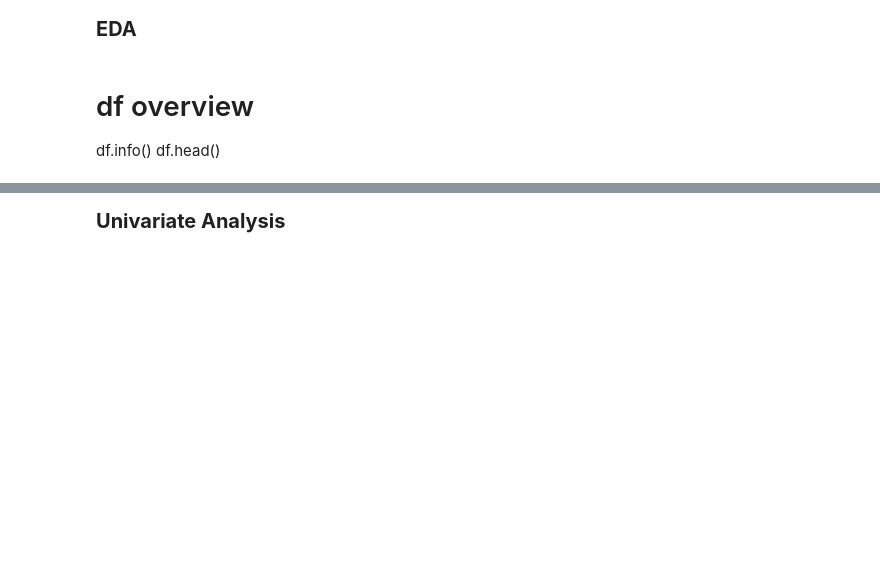
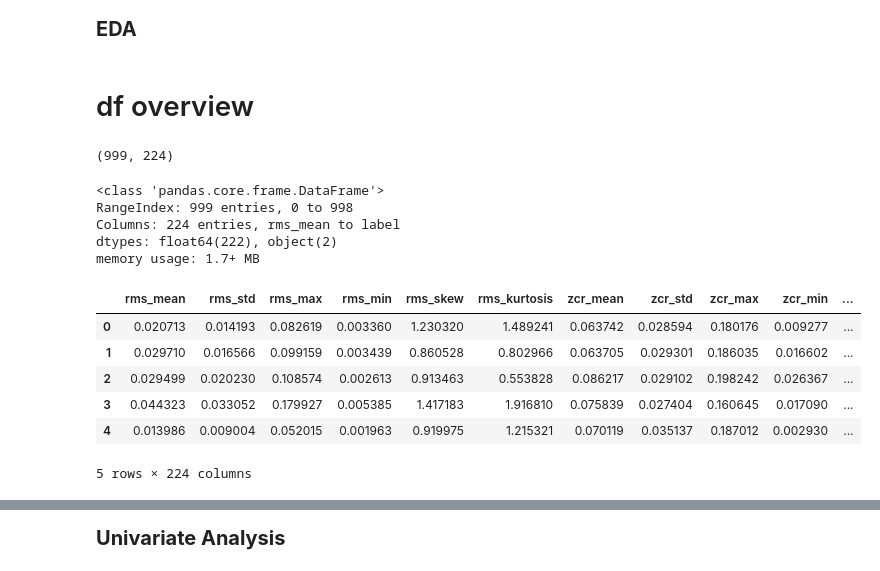
Before and after one commit to kelvin17-glitch/ML-Audio, a Jupyter notebook: eda.ipynb, the cells around one changed output, grey strips where cells are left out. Cells and saved outputs as stored; diff of their text form; code cells hidden in the pictures; blank space fills up the shorter version.

```diff
--- a/eda.ipynb
+++ b/eda.ipynb
@@ -26,8 +27,27 @@ df = pd.read_csv("audio_features.csv")
 <div style="font-size: 20px; font-weight: bold">EDA</div>
 # %% [markdown]
 # df overview
-df.info()
-df.head()
+# %%
+df.shape
+# %% [output]
+(999, 224)
+# %%
+# Df overview
+df.info()
+df.head()
+# %% [output]
+<class 'pandas.core.frame.DataFrame'>
+RangeIndex: 999 entries, 0 to 998
+Columns: 224 entries, rms_mean to label
+dtypes: float64(222), object(2)
+memory usage: 1.7+ MB
+|  | rms_mean | rms_std | rms_max | rms_min | rms_skew | rms_kurtosis | zcr_mean | zcr_std | zcr_max | zcr_min | ... |
+| 0 | 0.020713 | 0.014193 | 0.082619 | 0.003360 | 1.230320 | 1.489241 | 0.063742 | 0.028594 | 0.180176 | 0.009277 | ... |
+| 1 | 0.029710 | 0.016566 | 0.099159 | 0.003439 | 0.860528 | 0.802966 | 0.063705 | 0.029301 | 0.186035 | 0.016602 | ... |
+| 2 | 0.029499 | 0.020230 | 0.108574 | 0.002613 | 0.913463 | 0.553828 | 0.086217 | 0.029102 | 0.198242 | 0.026367 | ... |
+| 3 | 0.044323 | 0.033052 | 0.179927 | 0.005385 | 1.417183 | 1.916810 | 0.075839 | 0.027404 | 0.160645 | 0.017090 | ... |
+| 4 | 0.013986 | 0.009004 | 0.052015 | 0.001963 | 0.919975 | 1.215321 | 0.070119 | 0.035137 | 0.187012 | 0.002930 | ... |
+5 rows × 224 columns
 # %%
 # Summary stats
 df.describe()
```
Also changed, not shown: parts of 16 cells of this notebook.
